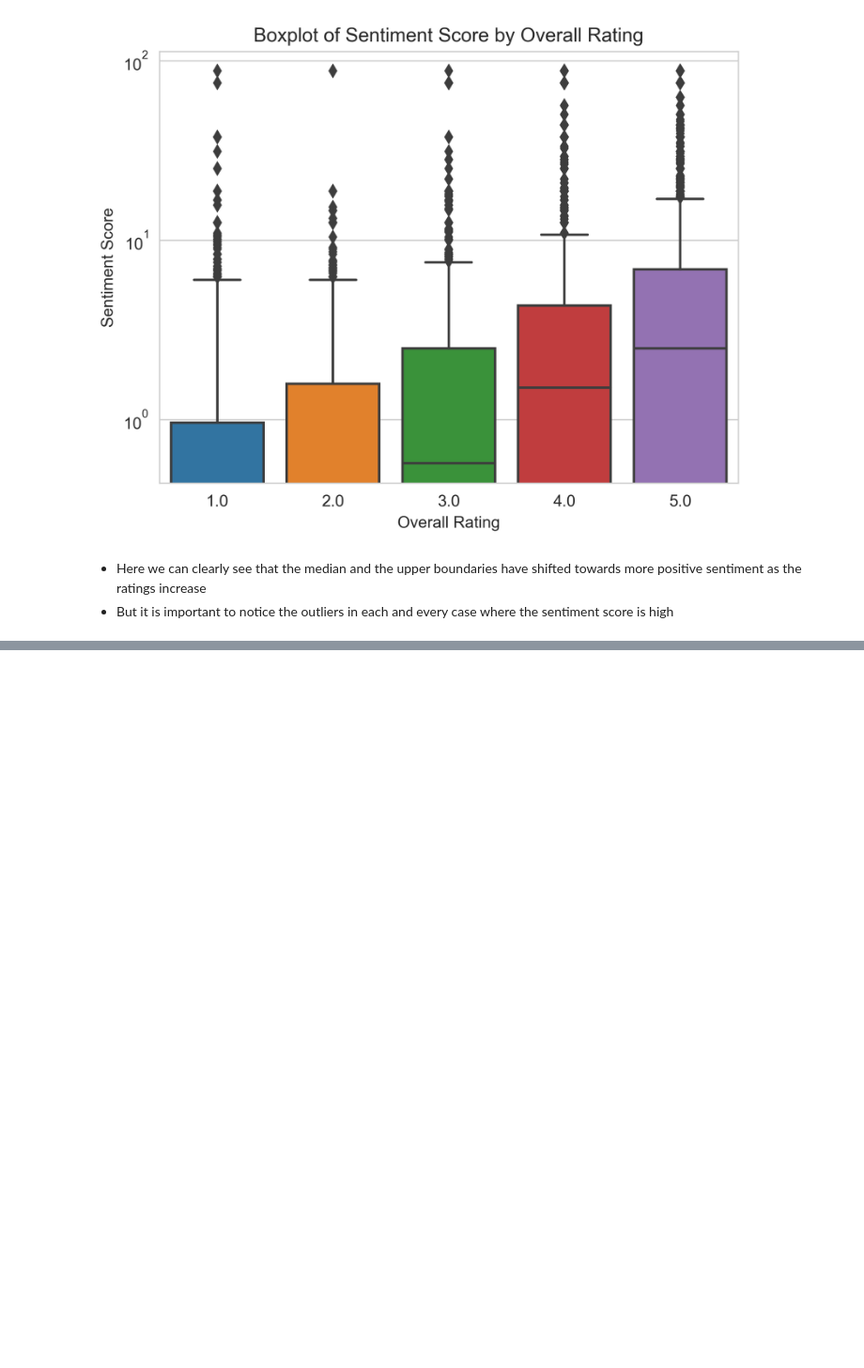
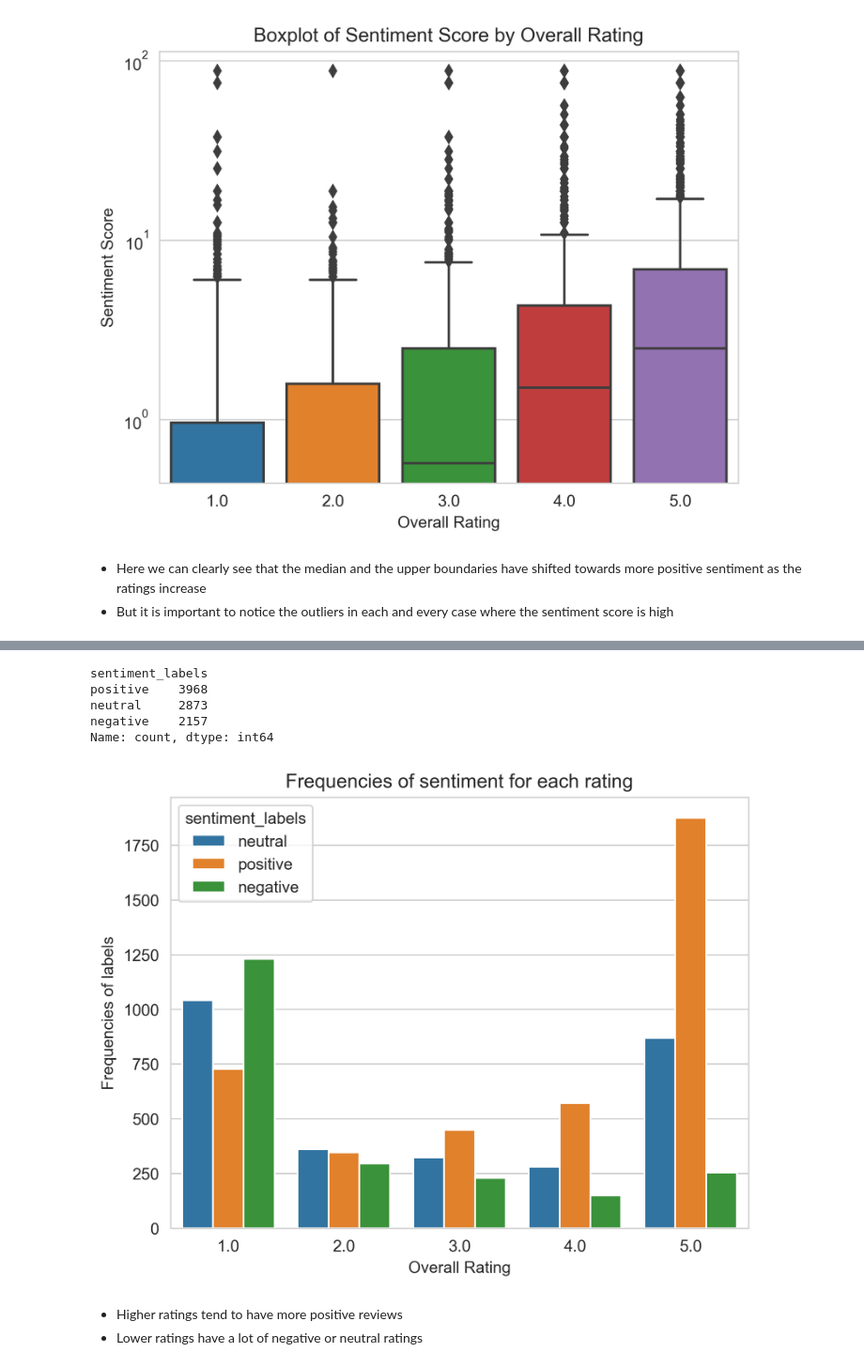
Before and after one commit to Asifdotexe/SentimentScoringModel, a Jupyter notebook: code/issue-9-as-analysis-on-baseline-scores.ipynb, the cells around one changed output, grey strips where cells are left out. Shown: that part at 94% size. Drawn from its saved outputs; the diff is of its cells as text; code cells hidden in the pictures; blank space fills up the shorter version.

Commit message:
#9 created countplot for frequencies of sentiment per rating

```diff
--- a/code/issue-9-as-analysis-on-baseline-scores.ipynb
+++ b/code/issue-9-as-analysis-on-baseline-scores.ipynb
@@ -101,0 +102,20 @@ df[['cleaned_review','sentiment_score','sentiment_labels']].sample(5)
+# %%
+# getting the value count for each label bucket
+df['sentiment_labels'].value_counts()
+# %% [output]
+sentiment_labels
+positive    3968
+neutral     2873
+negative    2157
+Name: count, dtype: int64
+# %%
+sns.countplot(x='overall', hue='sentiment_labels', data=df)
+plt.title('Frequencies of sentiment for each rating')
+plt.xlabel('Overall Rating')
+plt.ylabel('Frequencies of labels')
+plt.show()
+# %% [output]
+[figure, added]
+# %% [markdown]
+- Higher ratings tend to have more positive reviews
+- Lower ratings have a lot of negative or neutral ratings
```
Also changed, not shown: parts of 1 cell of this notebook.
